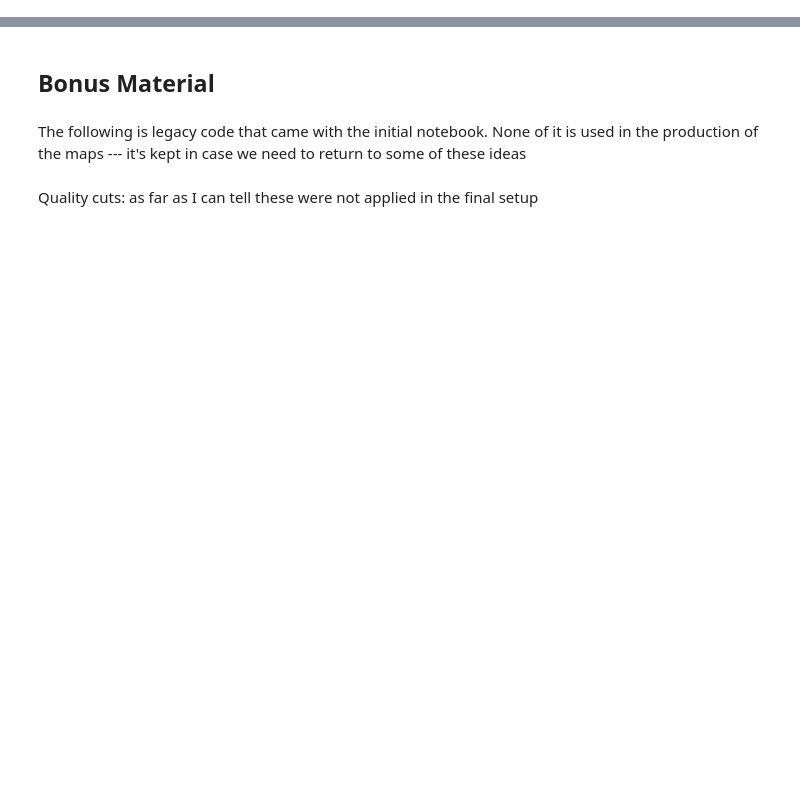
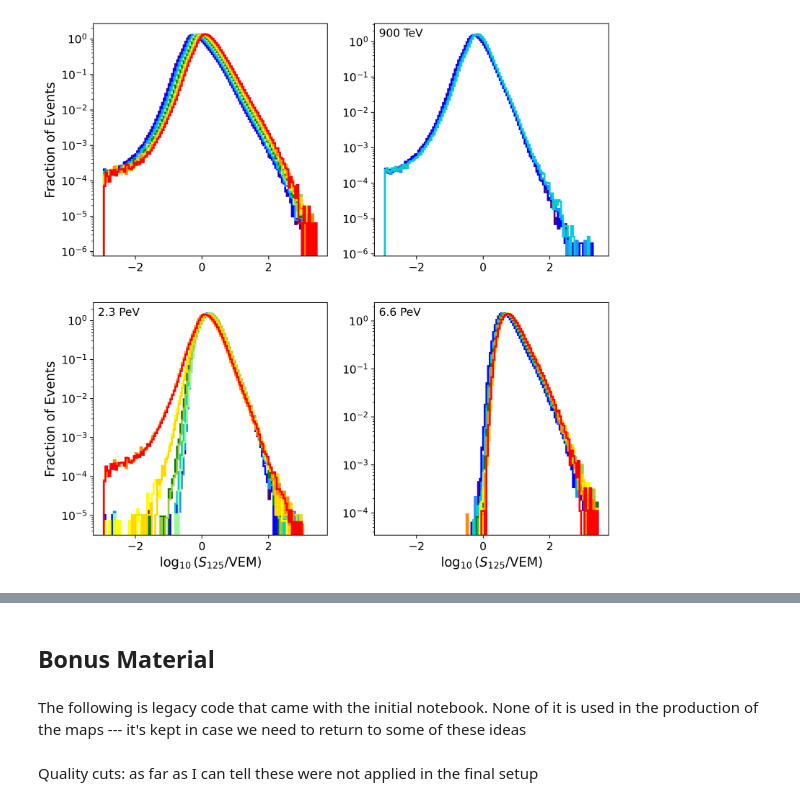
Before and after one commit to bastow-libby/11-year-Update-Paper-Figures, a Jupyter notebook: Figure1/s125.ipynb, the cells around one changed output, grey strips where cells are left out. Saved outputs shown, nothing was run; the diff lists cells and outputs as text; code cells hidden in the pictures; blank space fills up the shorter version.

```diff
--- a/Figure1/s125.ipynb
+++ b/Figure1/s125.ipynb
@@ -5,4 +5,11 @@ import pandas as pd
 # %%
 run_years = np.arange(2011, 2022, 1)
 path_to_arrays = '/data/ana/CosmicRay/Anisotropy/IceTop/ITpass2/output/icecube/s125arrays'
+
+tier2_starter_min = 5
+tier3_starter_min = 10
+tier4_starter_min = 17
+
+bins = (np.arange(-3, 3.5, .05))
+bins = bins[1:]  # Eliminate underflow bin
 # %%
@@ -15,10 +63,0 @@ for yyyy in run_years:
-# %%
-#eliminating nan and inf events, and applying the zenith quality cut
-for yyyy in run_years:
-
-    cut = ((data[f'zenith_{yyyy}'] < np.deg2rad(55)) *  # zenith cut
-           ~np.isnan(data[f's125_{yyyy}']) *            # nan cut
-           np.isfinite(data[f's125_{yyyy}']))           # infinity cut
-
-    data[f'stations_{yyyy}'] = data[f'stations_{yyyy}'][cut]
-    data[f's125_{yyyy}'] = data[f's125_{yyyy}'][cut]
@@ -64,42 +64,42 @@ display(df) #this is a prettier way to display the table when using jupyter
 # %%
 #this block creates the s125 histograms
-bins = (np.arange(-3, 3.5, .05))
-bins = bins[1:]  # Eliminate underflow bin
 colors = ['indigo', 'blue', 'dodgerblue', 'darkturquoise', 'palegreen', 'green', 'yellowgreen', 'yellow', 'gold', 'darkorange', 'red']
 
-h_params = {'density':True, 'histtype':'step', 'bins':bins, 'linewidth':2}
+h_params = {'edges':bins, 'linewidth':2}
 
 fig, axs = plt.subplots(2, 2, figsize=(10, 10), dpi = 300)
 
 for i, yyyy in enumerate(run_years):
     h_params['color'] = colors[i]
-    axs[0, 0].hist(np.log10(data[f'nocuts_{yyyy}']), label=f'{yyyy} Uncut', **h_params)
+    axs[0, 0].stairs(data[f'nocuts_{yyyy}'], label=f'{yyyy} Uncut', **h_params)
     if yyyy in np.arange(2011, 2015, 1):
-        axs[0, 1].hist(np.log10(data[f'tier2_{yyyy}']), label=f'{yyyy} Tier 2', **h_params)
-    axs[1, 0].hist(np.log10(data[f'tier3_{yyyy}']), label=f'{yyyy} Tier 3', **h_params)
-    axs[1, 1].hist(np.log10(data[f'tier4_{yyyy}']), label=f'{yyyy} Tier 4', **h_params)
+        axs[0, 1].stairs(data[f'tier2_{yyyy}'], label=f'{yyyy} Tier 2', **h_params)
+    axs[1, 0].stairs(data[f'tier3_{yyyy}'], label=f'{yyyy} Tier 3', **h_params)
+    axs[1, 1].stairs(data[f'tier4_{yyyy}'], label=f'{yyyy} Tier 4', **h_params)
 
 # Add energy lables to each plot
 axs[0, 1].text(0.02, 0.98, '900 TeV', transform=axs[0, 1].transAxes,
                fontsize=12, verticalalignment='top')
 axs[1, 0].text(0.02, 0.98, '2.3 PeV', transform=axs[1, 0].transAxes,
                fontsize=12, verticalalignment='top')
 axs[1, 1].text(0.02, 0.98, '6.6 PeV', transform=axs[1, 1].transAxes,
                fontsize=12, verticalalignment='top')
 
 # Common setup for each axis
 for ax in axs.flat:
     ax.semilogy()
     #ax.set_xlabel(r'$\log_{10}(S_{125}$/VEM)', fontsize=14)
     ax.tick_params(axis='both', labelsize=12)
 
 for ax in axs[:,0]:
     ax.set_ylabel('Fraction of Events', fontsize=14)
 for ax in axs[1,:]:
     ax.set_xlabel(r'$\log_{10}(S_{125}$/VEM)', fontsize=14)
 
 plt.savefig('s125_histograms.pdf', bbox_inches='tight')
 plt.show()
+# %% [output]
+[figure, added]
 # %%
 # this block creates the s125 histograms
 bins = np.arange(-3, 3.5, 0.05)[1:]  # Eliminate underflow bin
```
Also changed, not shown: parts of 4 cells of this notebook, 5 other files.
